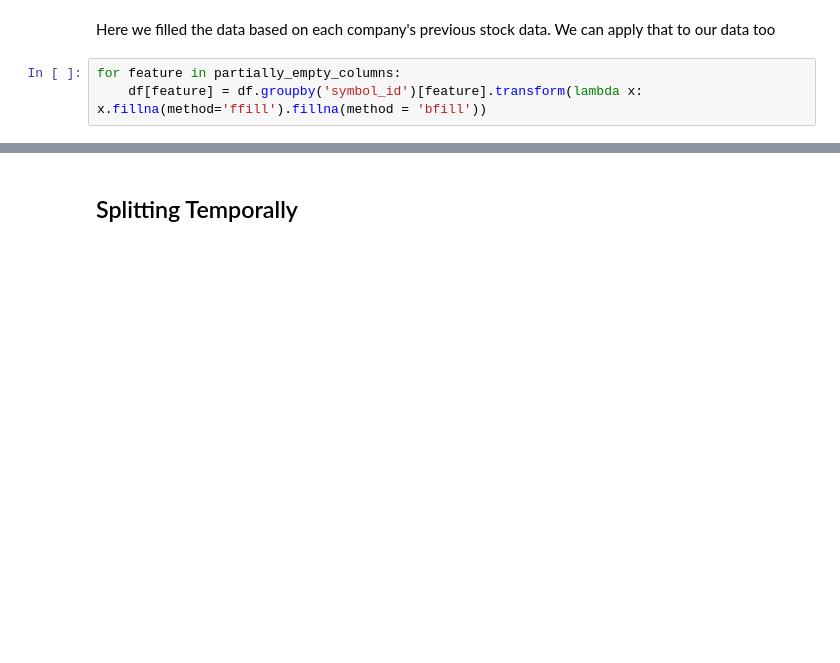
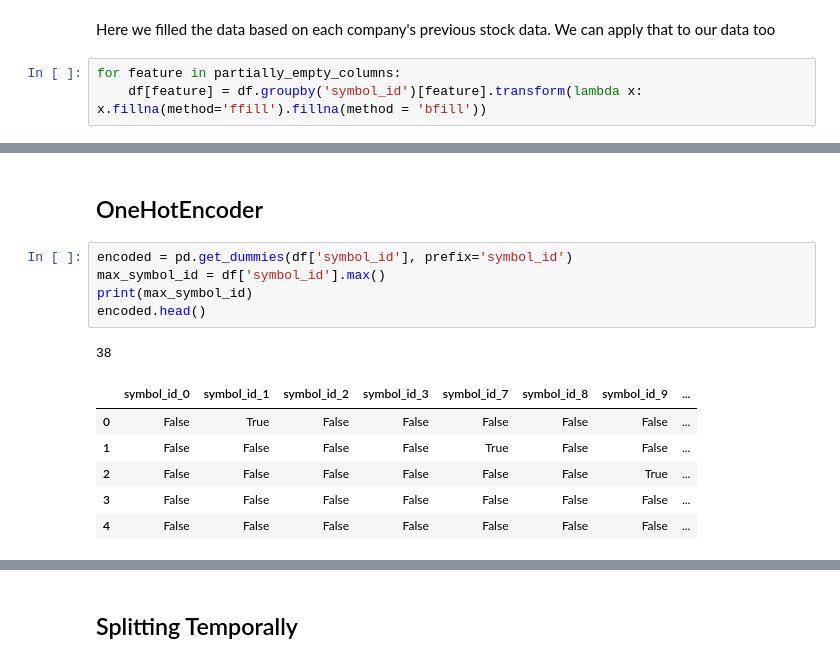
Before and after one commit to nkenny160/ecen-520-final-project, a Jupyter notebook: Jane Street Starter.ipynb, the cells around one changed output, grey strips where cells are left out. Cells and saved outputs as stored; diff of their text form; blank space fills up the shorter version.

```diff
--- a/Jane Street Starter.ipynb
+++ b/Jane Street Starter.ipynb
@@ -330,0 +332,15 @@ df.head()
+# %% [markdown]
+## OneHotEncoder
+# %%
+encoded = pd.get_dummies(df['symbol_id'], prefix='symbol_id')
+max_symbol_id = df['symbol_id'].max()
+print(max_symbol_id)
+encoded.head()
+# %% [output]
+38
+|  | symbol_id_0 | symbol_id_1 | symbol_id_2 | symbol_id_3 | symbol_id_7 | symbol_id_8 | symbol_id_9 | ... |
+| 0 | False | True | False | False | False | False | False | ... |
+| 1 | False | False | False | False | True | False | False | ... |
+| 2 | False | False | False | False | False | False | True | ... |
+| 3 | False | False | False | False | False | False | False | ... |
+| 4 | False | False | False | False | False | False | False | ... |
```
Also changed, not shown: parts of 22 cells of this notebook.
